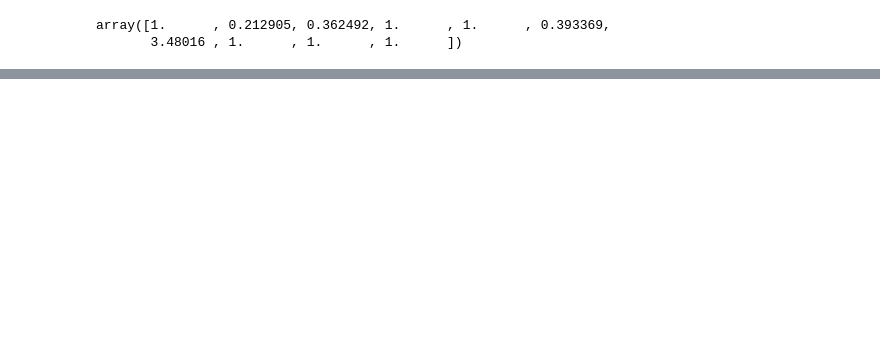
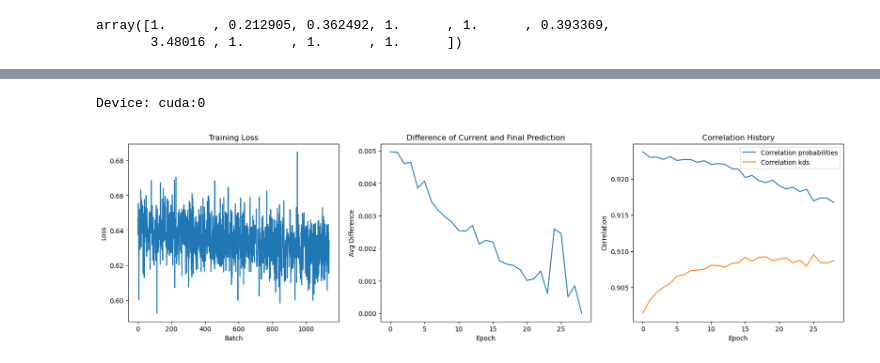
Before and after one commit to JoshuaGensel/MIME_ML, a Jupyter notebook: src/simulation_MIMENet_test.ipynb, the cells around one changed output, grey strips where cells are left out. Cells and saved outputs as stored; diff of their text form; code cells hidden in the pictures; blank space fills up the shorter version.

```diff
--- a/src/simulation_MIMENet_test.ipynb
+++ b/src/simulation_MIMENet_test.ipynb
@@ -356 +361,15 @@ Text(0.8, 0.1, 'r = 0.01')
 [figure]
+# %%
+model, history = MIMENet.train(
+    training_path=training_path+'dm_parsed_reads.txt',
+    epochs=epochs,
+    learning_rate=learning_rate,
+    batch_size=batch_size,
+    lambda_l1=lambda_l1,
+    hidden_size_factor=hidden_size_factor,
+    bottleneck=bottleneck,
+    kd_path="../data/simulation_data/experimental_conditions/secondFromProt1/prot1/single_kds.txt",
+    model_path='./modelExpCond.pth'
+)
+# %% [output]
+Device: cuda:0
@@ -356,0 +382,36 @@ Text(0.8, 0.1, 'r = 0.01')
+# %%
+# set up 3 side by side plots
+fig, axs = plt.subplots(1, 3, figsize=(20, 5))
+
+#plot training history
+axs[0].plot(history['training'])
+axs[0].set_title('Training Loss')
+axs[0].set_xlabel('Batch')
+axs[0].set_ylabel('Loss')
+
+#plot difference of current and final prediction
+
+#initialize difference array
+predictions = np.array(history['prediction'][1:])
+difference = np.zeros((predictions.shape[0], predictions.shape[1]))
+#calculate difference
+for i in range(predictions.shape[0]):
+    difference[i] = np.abs(predictions[i] - predictions[-1])
+#average over columns
+difference = np.mean(difference, axis=1)
+#plot difference
+axs[1].plot(difference)
+axs[1].set_title('Difference of Current and Final Prediction')
+axs[1].set_xlabel('Epoch')
+axs[1].set_ylabel('Avg Difference')
+
+#plot correlation history rows as lines
+axs[2].plot(history['correlation_probs'][1:], label='Correlation probabilities')
+axs[2].plot(history['correlation_kds'][1:], label='Correlation kds')
+axs[2].legend()
+axs[2].set_title("Correlation History")
+axs[2].set_ylabel("Correlation")
+axs[2].set_xlabel("Epoch")
+plt.show()
+# %% [output]
+[figure, added]
```
Also changed, not shown: parts of 21 cells of this notebook, 3 other files.
